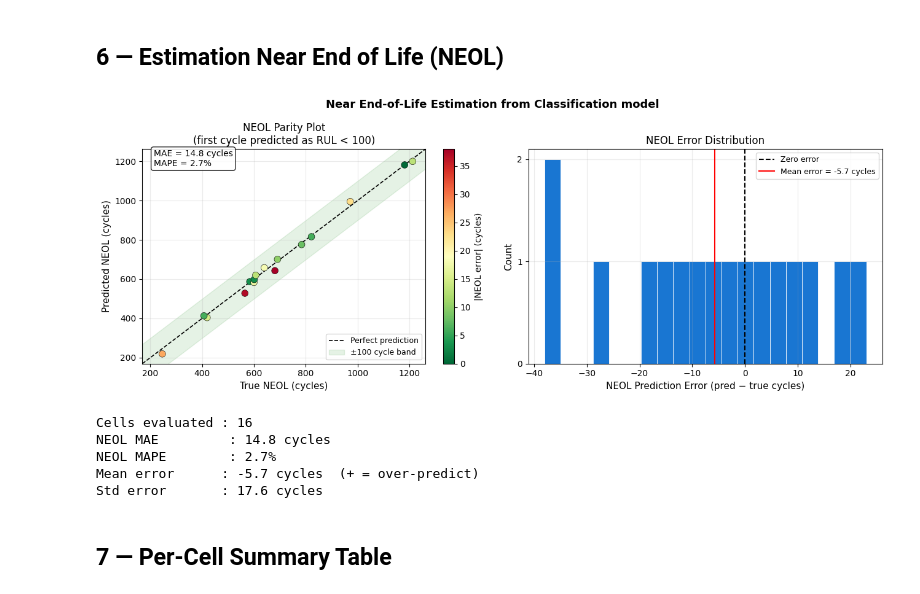
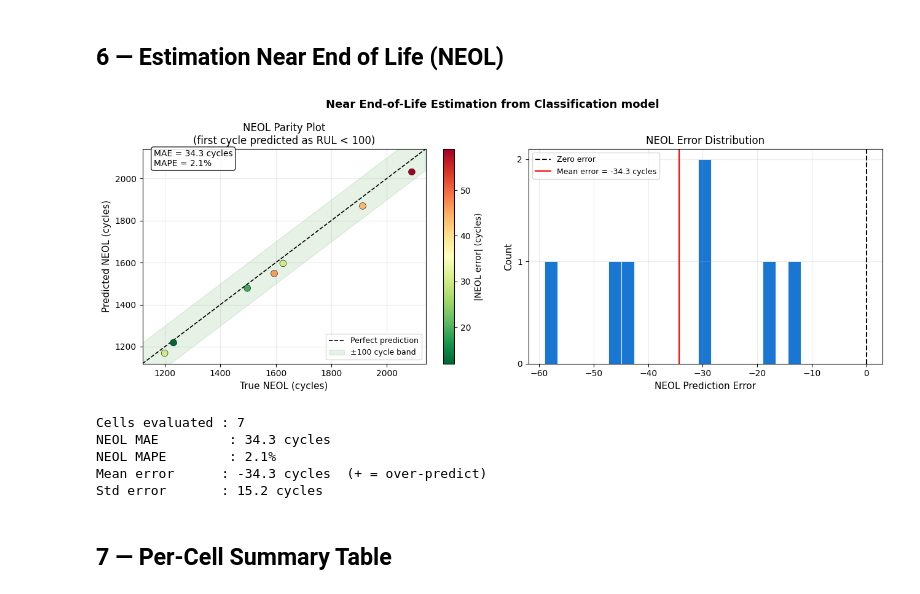
Before and after one commit to PhanLeSon03/battery_estimation, a Jupyter notebook: predict_clf_bml.ipynb, the cells around one changed output. Drawn from its saved outputs; the diff is of its cells as text; code cells hidden in the pictures.

```diff
--- a/predict_clf_bml.ipynb
+++ b/predict_clf_bml.ipynb
@@ -12,21 +12,20 @@ import joblib
 from dataset_clf_bml import (
     build_sample_index, load_all_npz,
     N_CLASSES, N_EARLY, N_RANDOM, N_INPUT,
-    rul_to_class, V_BINS, REF_CYCLE,
-    _SUMMARY_KEYS_BML, _N_SUMMARY_BML,
+    rul_to_class, V_BINS, REF_CYCLE, _build_sample_tensors
 )
 from train_clf_bml import BatteryRULClassifier
 
 # ── Config ──────────────────────────────────────────────────────────────────
-DATA_DIR    = './content_bml/content_bml_ISU'
-
-checkpoints_path = './checkpoints/checkpoints_bml_ISU/'
+dataset = 'MATR'
+DATA_DIR    = f'./content_bml/{dataset}'
+checkpoints_path = f'./checkpoints_clf_bml_{dataset}/'
 MODEL_PATH  = checkpoints_path + 'best_clf_bml.pt'
 DEVICE      = 'cuda' if torch.cuda.is_available() else 'cpu'
 
 print(f'Device: {DEVICE}')
 
-SUMMARY_FEATS = _N_SUMMARY_BML   # 12 scalars + 4 PE = 16
+SUMMARY_FEATS = 12
 
 CLASS_NAMES   = ["RUL>400", "RUL 300–400", "RUL 200–300", "RUL 100–200", "RUL<100"]
 CLASS_COLORS  = ["#1565C0", "#2E7D32", "#F9A825", "#E65100", "#B71C1C"]
@@ -173,14 +112,17 @@ def predict_cell(cell: dict, scalers = None):
 # %% [markdown]
 ## 3 — Single Cell: Predicted vs Ground Truth
 # %%
-TestCellName = ['MATR_b4c34', 'MATR_b2c22', 'MATR_b1c18', 'MATR_b1c42',
-                'MATR_b4c1', 'MATR_b1c34', 'MATR_b2c24', 'MATR_b3c17',
-                'MATR_b3c6', 'MATR_b3c33', 'MATR_b2c3', 'MATR_b1c5',
-                'MATR_b1c35', 'MATR_b4c11', 'MATR_b1c30', 'MATR_b4c21']
+# TestCellName = ['MATR_b4c34', 'MATR_b2c22', 'MATR_b1c18', 'MATR_b1c42',
+#                 'MATR_b4c1', 'MATR_b1c34', 'MATR_b2c24', 'MATR_b3c17',
+#                 'MATR_b3c6', 'MATR_b3c33', 'MATR_b2c3', 'MATR_b1c5',
+#                 'MATR_b1c35', 'MATR_b4c11', 'MATR_b1c30', 'MATR_b4c21']
 
+# CELL_ID      = 'MATR_b4c34'
 
+TestCellName = ['HUST_7-5', 'HUST_6-3', 'HUST_6-6', 'HUST_7-6',
+                'HUST_5-4', 'HUST_3-2', 'HUST_2-4']
+CELL_ID      = 'HUST_7-5'
 
-CELL_ID      = 'MATR_b4c34'
 if CELL_ID is None:
     CELL_ID = list(cells.keys())[0]
 print(f"Cell: {CELL_ID}")
@@ -398,8 +342,14 @@ for cid, r in all_results.items():
     eol_true  = int(true_hits[0]) if len(true_hits) > 0 else r["cycle_life"]
 
     # pred NEOL: first cycle where predicted class == 4, fallback to last cycle
-    pred_hits = cycles[pred_cls == 4]
-    eol_pred  = int(pred_hits[0]) if len(pred_hits) > 0 else int(cycles[-1])
+
+    transitions = np.where((pred_cls[:-1] == 3) & (pred_cls[1:] == 4))[0]
+    if len(transitions) > 0:
+        eol_pred = int(cycles[transitions[0] + 1])  # first cycle in class 4
+    else:
+        # fallback: first cycle directly labelled class 4
+        pred_hits = cycles[pred_cls == 4]
+        eol_pred  = int(pred_hits[0]) if len(pred_hits) > 0 else int(cycles[-1])
 
     eol_true_list.append(eol_true)
     eol_pred_list.append(eol_pred)
@@ -430,41 +380,41 @@ ax.set_xlabel("True NEOL (cycles)",      fontsize=11)
 ax.set_ylabel("Predicted NEOL (cycles)", fontsize=11)
 ax.set_title("NEOL Parity Plot\n(first cycle predicted as RUL < 100)")
 ax.set_xlim(lim); ax.set_ylim(lim)
 ax.legend(fontsize=9)
 ax.grid(True, alpha=0.25)
 ax.text(0.04, 0.92, f"MAE = {mae_eol:.1f} cycles\nMAPE = {mape_eol:.1f}%",
         transform=ax.transAxes, fontsize=10,
         bbox=dict(boxstyle="round", facecolor="white", alpha=0.85))
 
 # ── Error histogram ───────────────────────────────────────────────────────────
 ax = axes[1]
 ax.hist(eol_err, bins=20, color="#1976D2", edgecolor="white", linewidth=0.6)
 ax.axvline(0,              color="black", lw=1.5, ls="--", label="Zero error")
 ax.axvline(eol_err.mean(), color="red",   lw=1.5, ls="-",
            label=f"Mean error = {eol_err.mean():.1f} cycles")
-ax.set_xlabel("NEOL Prediction Error (pred − true cycles)", fontsize=11)
+ax.set_xlabel("NEOL Prediction Error", fontsize=11)
 ax.set_ylabel("Count", fontsize=11)
 ax.set_title("NEOL Error Distribution")
 ax.legend(fontsize=9)
 ax.grid(True, alpha=0.25)
 ax.yaxis.set_major_locator(plt.MaxNLocator(integer=True))
 
 plt.tight_layout()
-plt.savefig("eol_parity_clf.png", dpi=150, bbox_inches="tight")
+plt.savefig(f"eol_parity_clf_{dataset}.png", dpi=150, bbox_inches="tight")
 plt.show()
 
 print(f"Cells evaluated : {len(eol_true)}")
 print(f"NEOL MAE         : {mae_eol:.1f} cycles")
 print(f"NEOL MAPE        : {mape_eol:.1f}%")
 print(f"Mean error      : {eol_err.mean():.1f} cycles  (+ = over-predict)")
 print(f"Std error       : {eol_err.std():.1f} cycles")
 # %% [output]
-[figure, old version]
+[figure, new version]
-Cells evaluated : 16
-NEOL MAE         : 14.8 cycles
-NEOL MAPE        : 2.7%
-Mean error      : -5.7 cycles  (+ = over-predict)
-Std error       : 17.6 cycles
+Cells evaluated : 7
+NEOL MAE         : 34.3 cycles
+NEOL MAPE        : 2.1%
+Mean error      : -34.3 cycles  (+ = over-predict)
+Std error       : 15.2 cycles
 # %% [markdown]
 ## 7 — Per-Cell Summary Table
 # %%
```
Also changed, not shown: parts of 13 cells of this notebook, 8 other files.
